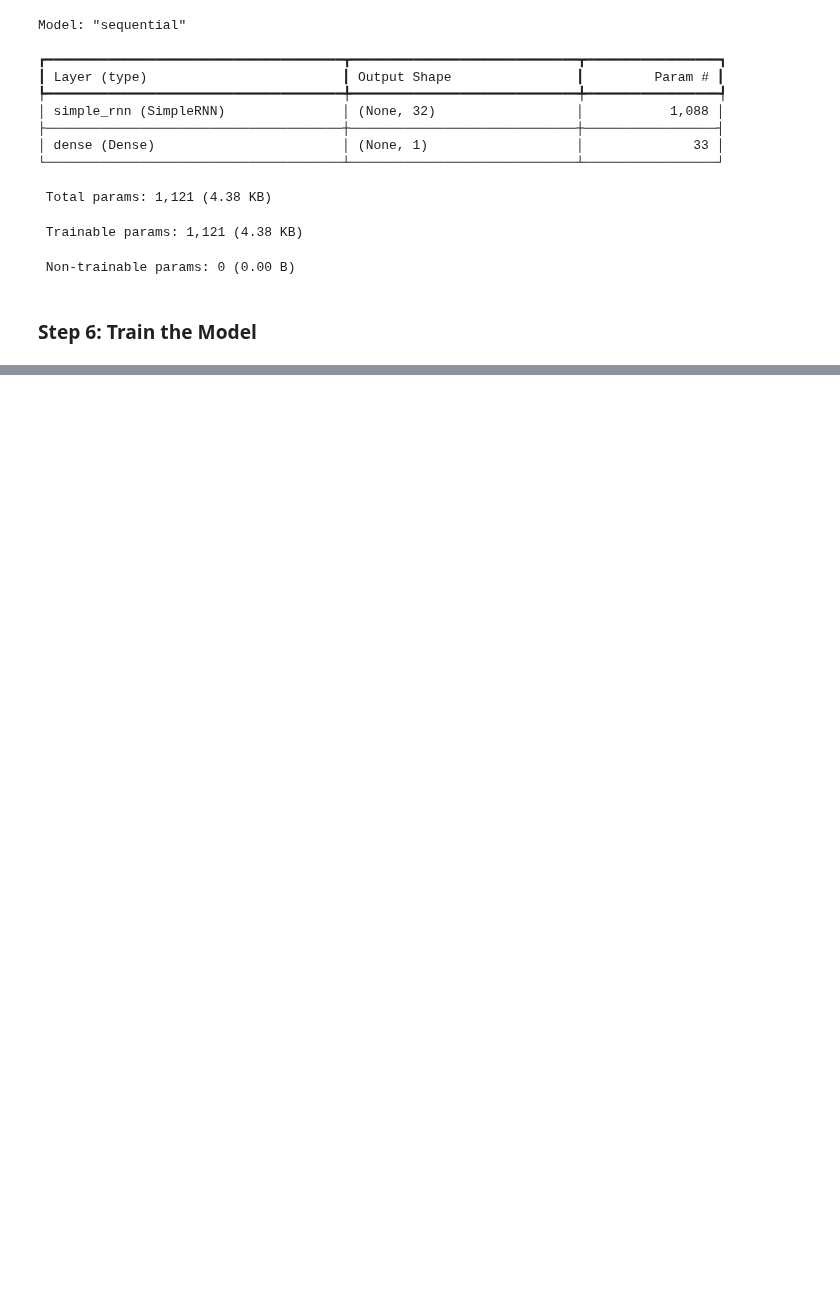
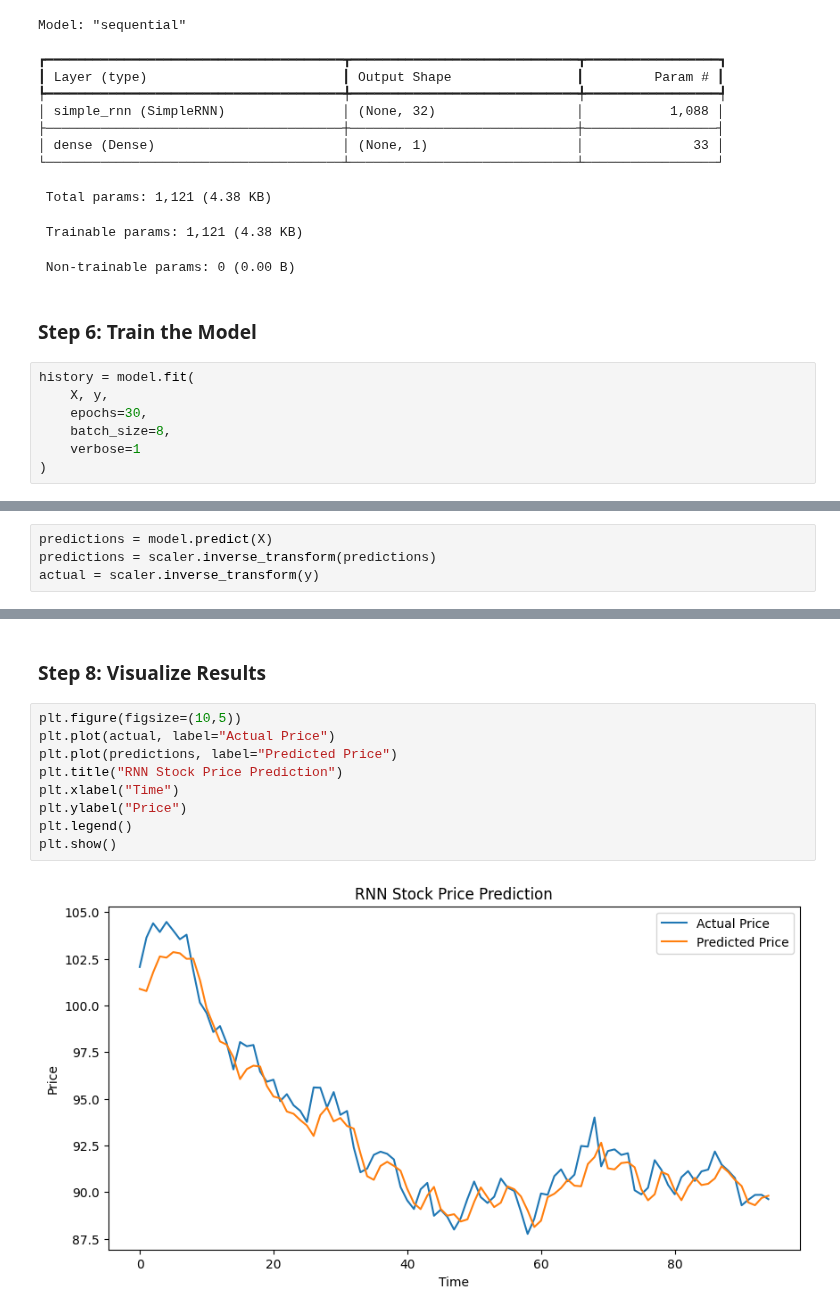
Before and after one commit to RangeshPandianPT/Data-Science_with-ML, a Jupyter notebook: Deep_Learning/RNN.ipynb, the cells around one changed output, grey strips where cells are left out. Saved outputs shown, nothing was run; the diff lists cells and outputs as text; blank space fills up the shorter version.

```diff
--- a/Deep_Learning/RNN.ipynb
+++ b/Deep_Learning/RNN.ipynb
@@ -261,3 +261,10 @@ Model: "sequential"
  Non-trainable params: 0 (0.00 B)
 # %% [markdown]
 ### Step 6: Train the Model
+# %%
+history = model.fit(
+    X, y,
+    epochs=30,
+    batch_size=8,
+    verbose=1
+)
@@ -263,0 +291,4 @@ Model: "sequential"
+# %%
+predictions = model.predict(X)
+predictions = scaler.inverse_transform(predictions)
+actual = scaler.inverse_transform(y)
@@ -263,0 +297,13 @@ Model: "sequential"
+# %% [markdown]
+### Step 8: Visualize Results
+# %%
+plt.figure(figsize=(10,5))
+plt.plot(actual, label="Actual Price")
+plt.plot(predictions, label="Predicted Price")
+plt.title("RNN Stock Price Prediction")
+plt.xlabel("Time")
+plt.ylabel("Price")
+plt.legend()
+plt.show()
+# %% [output]
+[figure, added]
```
Also changed, not shown: parts of 7 cells of this notebook.
